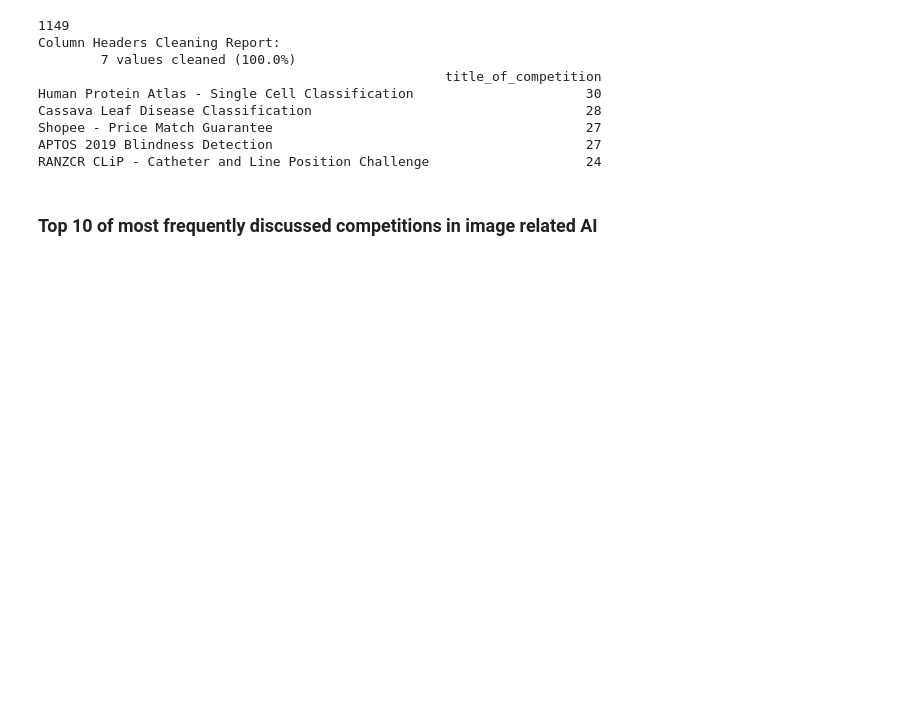
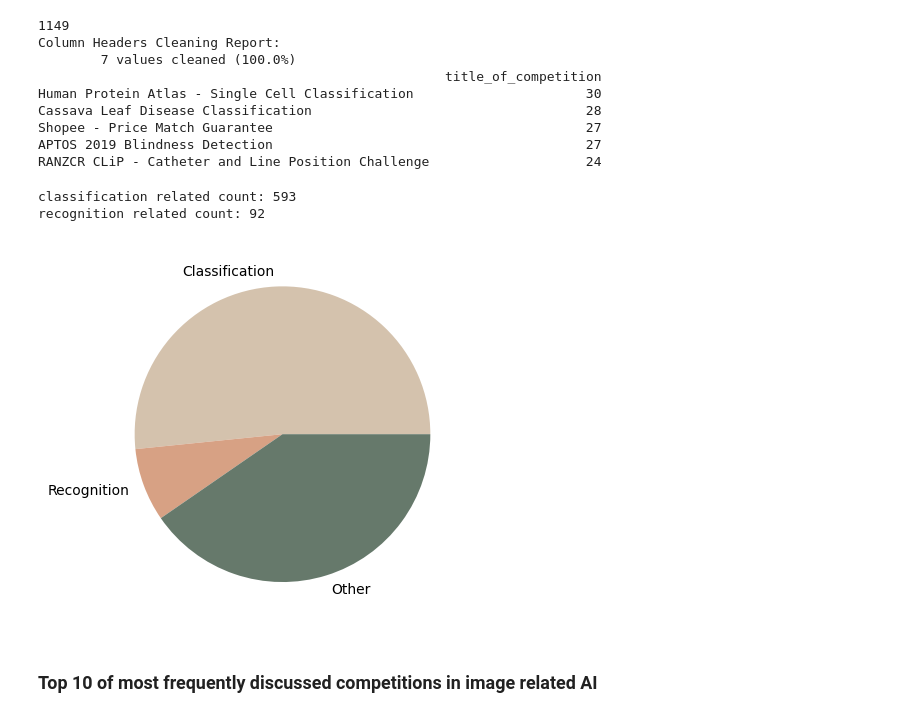
Before and after one commit to aligator4sah/kaggle-ai-report, a Jupyter notebook: kaggle-ai-report-on-image-and-video-research.ipynb, the cells around one changed output. Saved outputs shown, nothing was run; the diff lists cells and outputs as text; code cells hidden in the pictures; blank space fills up the shorter version.

```diff
--- a/kaggle-ai-report-on-image-and-video-research.ipynb
+++ b/kaggle-ai-report-on-image-and-video-research.ipynb
@@ -165,6 +184,28 @@ Cassava Leaf Disease Classification                                   28
 Shopee - Price Match Guarantee                                        27
 APTOS 2019 Blindness Detection                                        27
 RANZCR CLiP - Catheter and Line Position Challenge                    24
+# %%
+# generate distribution pie chart for image related AI writeups
+vision_comps_classification = write_ups1[(write_ups1.Writeup.str.contains(
+    'classification') | write_ups1['Title of Competition'].str.contains(
+    'classification')).fillna(False)]
+vision_comps_recognition = write_ups1[(write_ups1.Writeup.str.contains(
+    'recognition') | write_ups1['Title of Competition'].str.contains(
+    'recognition')).fillna(False)]
+print("classification related count:", len(vision_comps_classification))
+print("recognition related count:", len(vision_comps_recognition))
+
+import matplotlib.pyplot as plt
+labels = 'Classification', 'Recognition', 'Other'
+sizes = [len(vision_comps_classification), len(vision_comps_recognition), 1149 - len(vision_comps_recognition) - len(vision_comps_classification)]
+
+fig, ax = plt.subplots()
+_ = ax.pie(sizes, labels=labels,
+       colors=['#D4C2AD', '#D7A184', '#66796B'])
+# %% [output]
+classification related count: 593
+recognition related count: 92
+[figure, added]
 # %% [markdown]
 ### Top 10 of most frequently discussed competitions in image related AI
 # %%
```
Also changed, not shown: parts of 30 cells of this notebook.
